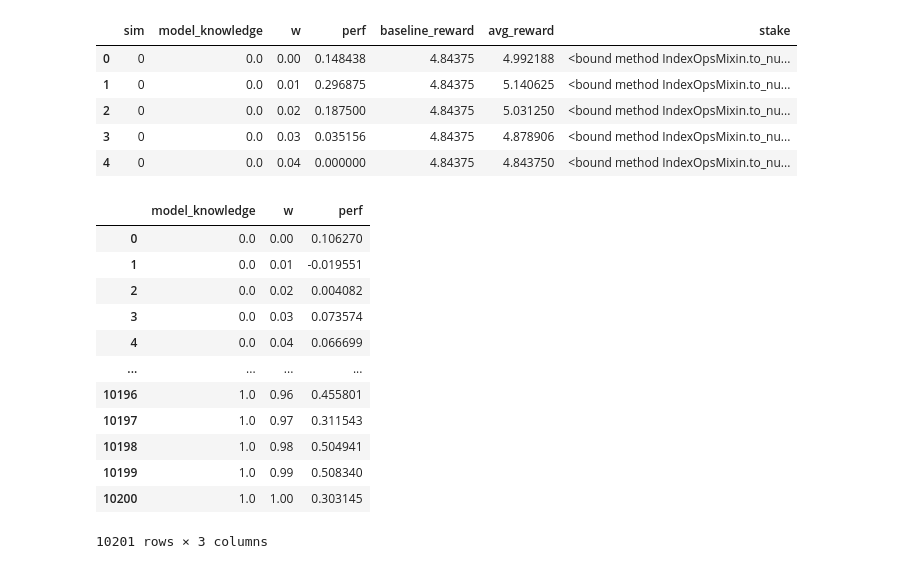
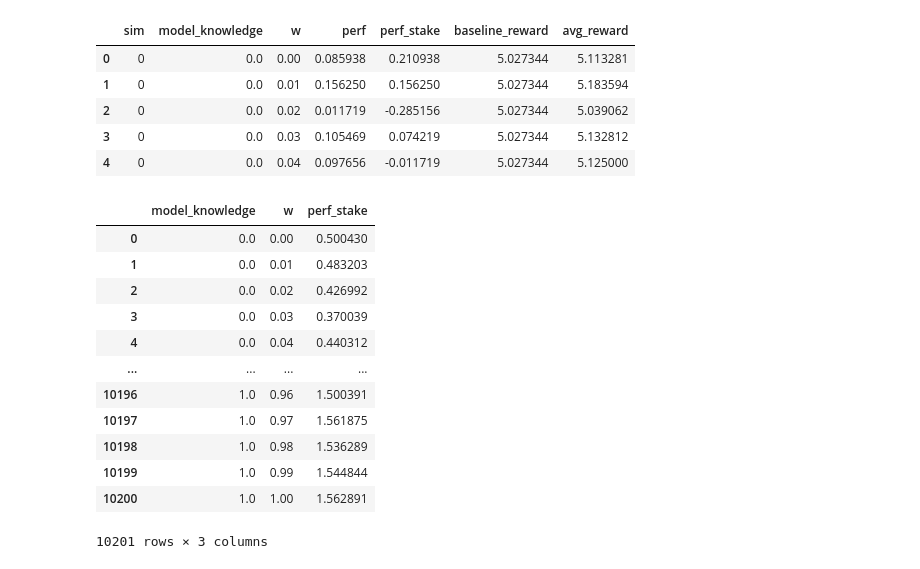
Before and after one commit to DrBlublu/2023_Transmission_of_model_project_ABM, a Jupyter notebook: scripts/simulation_analysis.ipynb, the cells around one changed output. Cells and saved outputs as stored; diff of their text form; code cells hidden in the pictures.

```diff
--- a/scripts/simulation_analysis.ipynb
+++ b/scripts/simulation_analysis.ipynb
@@ -4,33 +4,33 @@ import pandas as pd
 import seaborn as sns
 import matplotlib.pyplot as plt
 # %%
-df = pd.read_csv("../data/simulation_results2.csv")
+df = pd.read_csv("../data/simulation_language_results.csv")
 df.head()
 # %% [output]
-|  | sim | model_knowledge | w | perf | baseline_reward | avg_reward | stake |
-| 0 | 0 | 0.0 | 0.00 | 0.148438 | 4.84375 | 4.992188 | <bound method IndexOpsMixin.to_nu... |
-| 1 | 0 | 0.0 | 0.01 | 0.296875 | 4.84375 | 5.140625 | <bound method IndexOpsMixin.to_nu... |
-| 2 | 0 | 0.0 | 0.02 | 0.187500 | 4.84375 | 5.031250 | <bound method IndexOpsMixin.to_nu... |
-| 3 | 0 | 0.0 | 0.03 | 0.035156 | 4.84375 | 4.878906 | <bound method IndexOpsMixin.to_nu... |
-| 4 | 0 | 0.0 | 0.04 | 0.000000 | 4.84375 | 4.843750 | <bound method IndexOpsMixin.to_nu... |
+|  | sim | model_knowledge | w | perf | perf_stake | baseline_reward | avg_reward |
+| 0 | 0 | 0.0 | 0.00 | 0.085938 | 0.210938 | 5.027344 | 5.113281 |
+| 1 | 0 | 0.0 | 0.01 | 0.156250 | 0.156250 | 5.027344 | 5.183594 |
+| 2 | 0 | 0.0 | 0.02 | 0.011719 | -0.285156 | 5.027344 | 5.039062 |
+| 3 | 0 | 0.0 | 0.03 | 0.105469 | 0.074219 | 5.027344 | 5.132812 |
+| 4 | 0 | 0.0 | 0.04 | 0.097656 | -0.011719 | 5.027344 | 5.125000 |
 # %%
 df_plot = (
-    df.groupby(["model_knowledge", "w"], as_index=False)["perf"].mean()
+    df.groupby(["model_knowledge", "w"], as_index=False)["perf_stake"].mean()
 )
 df_plot
 # %% [output]
-|  | model_knowledge | w | perf |
-| 0 | 0.0 | 0.00 | 0.106270 |
-| 1 | 0.0 | 0.01 | -0.019551 |
-| 2 | 0.0 | 0.02 | 0.004082 |
-| 3 | 0.0 | 0.03 | 0.073574 |
-| 4 | 0.0 | 0.04 | 0.066699 |
+|  | model_knowledge | w | perf_stake |
+| 0 | 0.0 | 0.00 | 0.500430 |
+| 1 | 0.0 | 0.01 | 0.483203 |
+| 2 | 0.0 | 0.02 | 0.426992 |
+| 3 | 0.0 | 0.03 | 0.370039 |
+| 4 | 0.0 | 0.04 | 0.440312 |
 | ... | ... | ... | ... |
-| 10196 | 1.0 | 0.96 | 0.455801 |
-| 10197 | 1.0 | 0.97 | 0.311543 |
-| 10198 | 1.0 | 0.98 | 0.504941 |
-| 10199 | 1.0 | 0.99 | 0.508340 |
-| 10200 | 1.0 | 1.00 | 0.303145 |
+| 10196 | 1.0 | 0.96 | 1.500391 |
+| 10197 | 1.0 | 0.97 | 1.561875 |
+| 10198 | 1.0 | 0.98 | 1.536289 |
+| 10199 | 1.0 | 0.99 | 1.544844 |
+| 10200 | 1.0 | 1.00 | 1.562891 |
 10201 rows × 3 columns
 # %%
 df_plot = (
```
Also changed, not shown: parts of 16 cells of this notebook, 7 other files.
